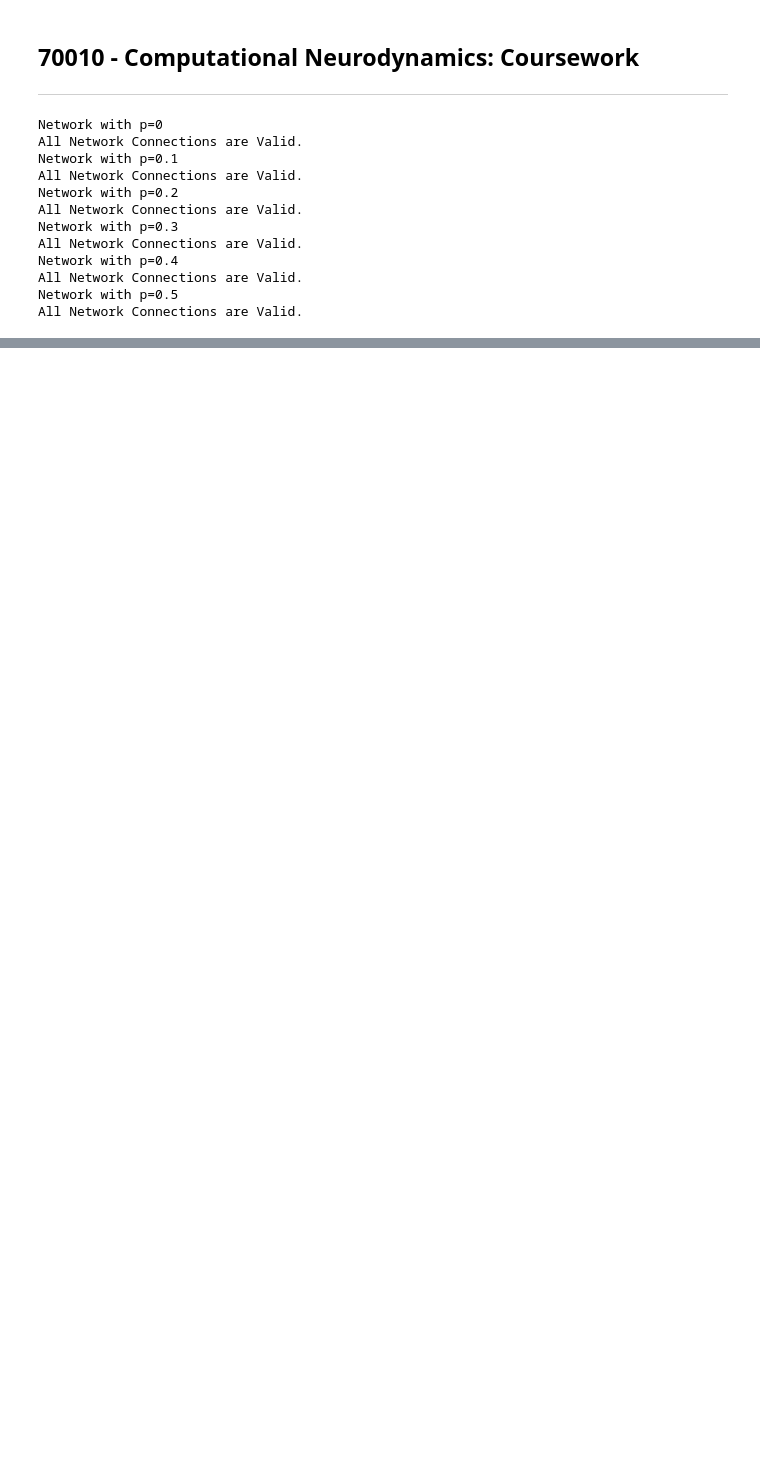
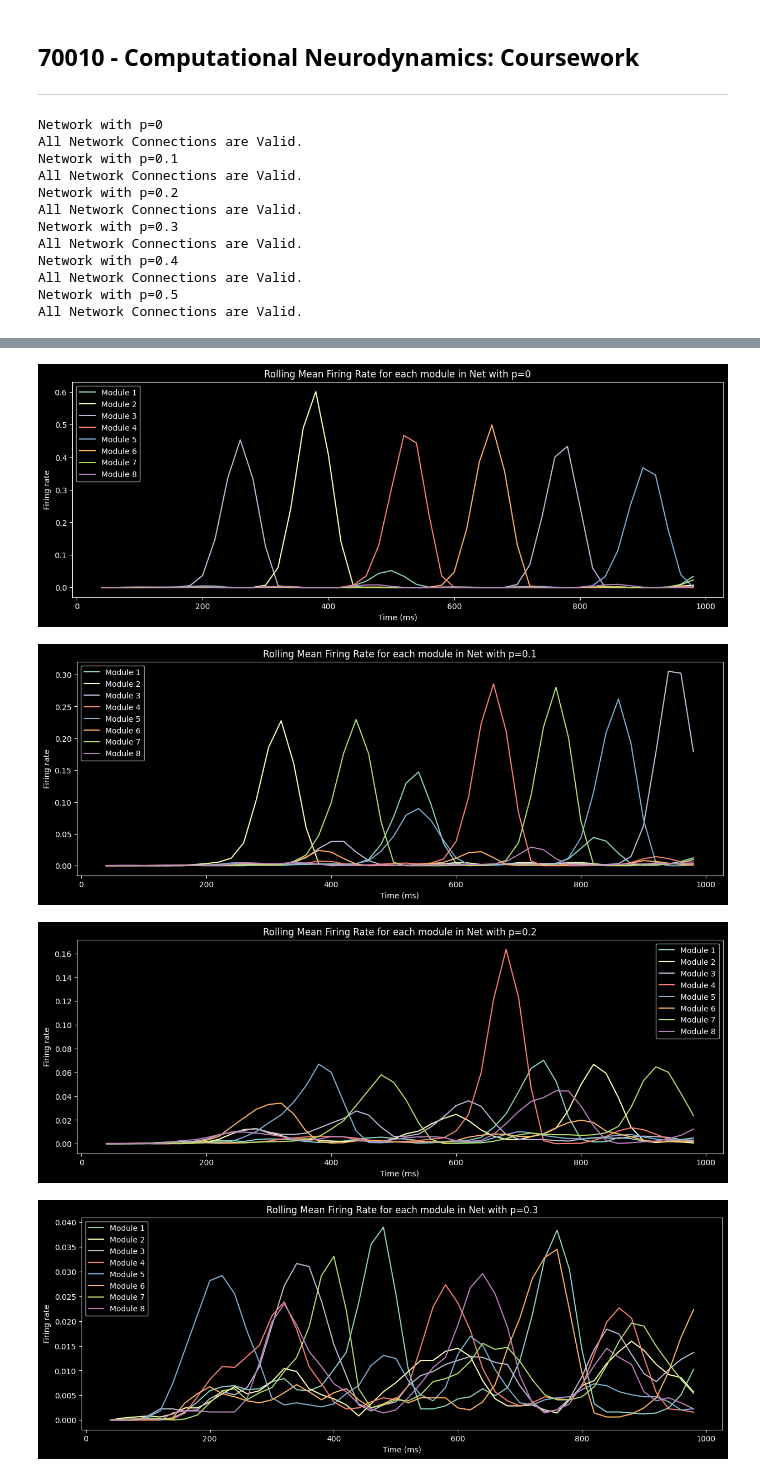
Before and after one commit to belfioreasia/small-world-Izhikevich-network, a Jupyter notebook: 70010_coursework.ipynb, the cells around one changed output, grey strips where cells are left out. Drawn from its saved outputs; the diff is of its cells as text; code cells hidden in the pictures; blank space fills up the shorter version.

```diff
--- a/70010_coursework.ipynb
+++ b/70010_coursework.ipynb
@@ -300,0 +382,9 @@ for net in networks_by_p:
+# %%
+# c) Plot rolling mean for each module
+for net in networks_by_p:
+    net.plot_rolling_mean_per_module(T=1000)
+# %% [output]
+[figure, added]
+[figure, added]
+[figure, added]
+[figure, added]
```
Also changed, not shown: parts of 5 cells of this notebook.
